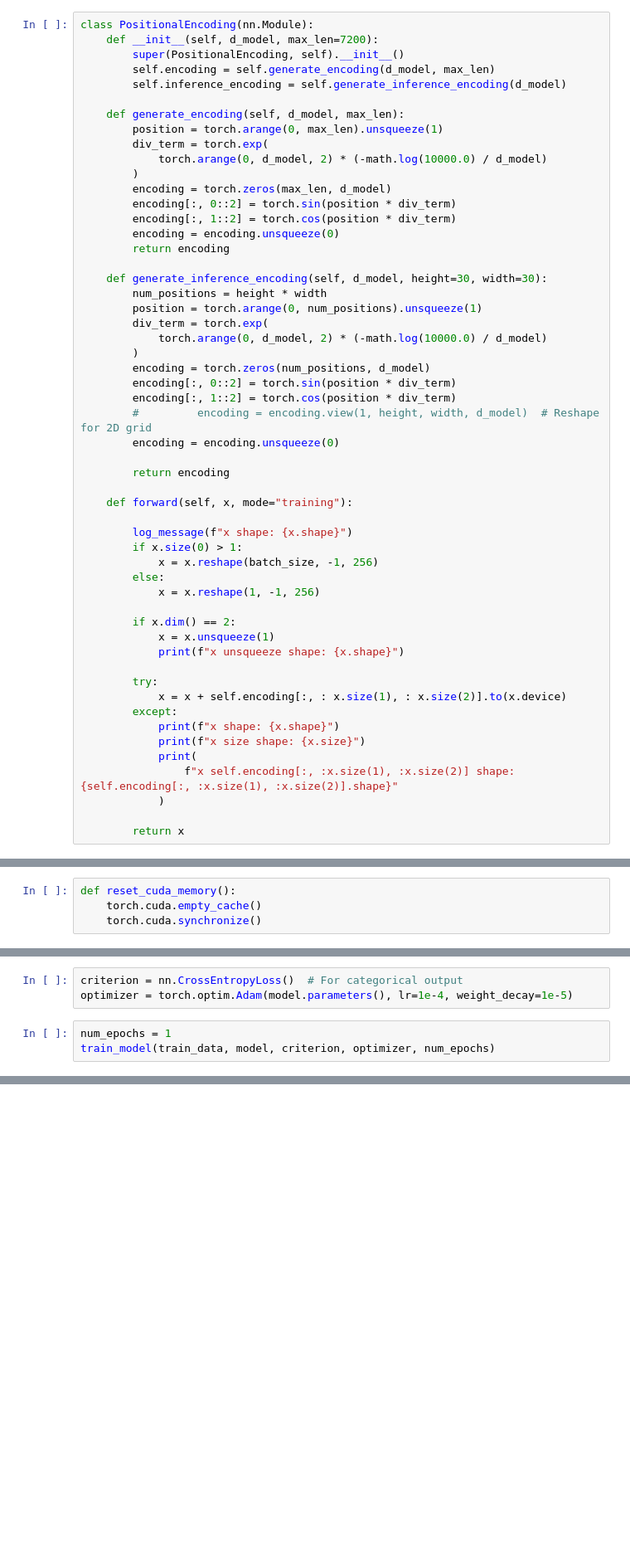
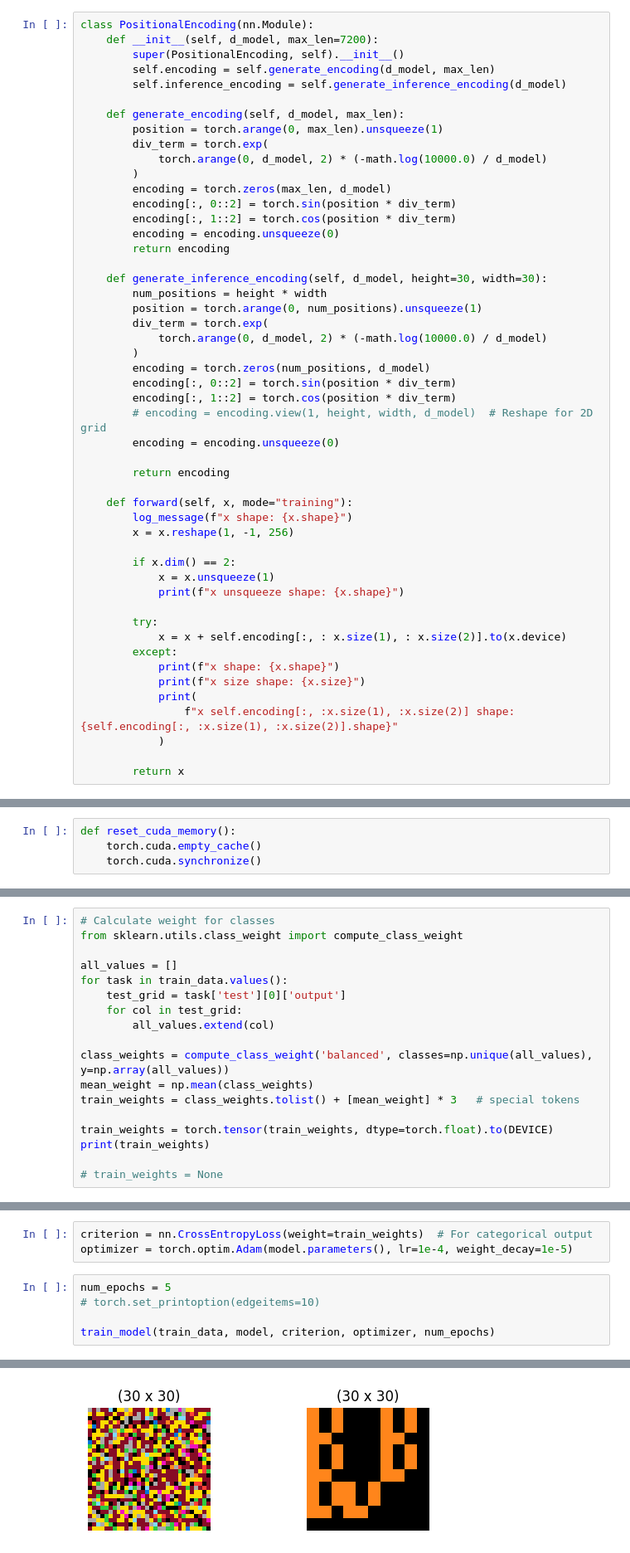
Before and after one commit to AnneYang720/AnneYang720.github.io, a Jupyter notebook: arc/grid-transformer-approach.ipynb, the cells around one changed output, grey strips where cells are left out. Shown at 83% size. Cells and saved outputs as stored; diff of their text form; blank space fills up the shorter version.

Commit message:
arc: finish train&infer

```diff
--- a/arc/grid-transformer-approach.ipynb
+++ b/arc/grid-transformer-approach.ipynb
@@ -432,18 +389,14 @@ class PositionalEncoding(nn.Module):
         encoding = torch.zeros(num_positions, d_model)
         encoding[:, 0::2] = torch.sin(position * div_term)
         encoding[:, 1::2] = torch.cos(position * div_term)
-        #         encoding = encoding.view(1, height, width, d_model)  # Reshape for 2D grid
+        # encoding = encoding.view(1, height, width, d_model)  # Reshape for 2D grid
         encoding = encoding.unsqueeze(0)
 
         return encoding
 
     def forward(self, x, mode="training"):
-
         log_message(f"x shape: {x.shape}")
-        if x.size(0) > 1:
-            x = x.reshape(batch_size, -1, 256)
-        else:
-            x = x.reshape(1, -1, 256)
+        x = x.reshape(1, -1, 256)
 
         if x.dim() == 2:
             x = x.unsqueeze(1)
@@ -785,0 +722,18 @@ model = CustomTransformerCategorical(
+# %%
+# Calculate weight for classes
+from sklearn.utils.class_weight import compute_class_weight
+
+all_values = []
+for task in train_data.values():
+    test_grid = task['test'][0]['output']
+    for col in test_grid:
+        all_values.extend(col)
+
+class_weights = compute_class_weight('balanced', classes=np.unique(all_values), y=np.array(all_values))
+mean_weight = np.mean(class_weights)
+train_weights = class_weights.tolist() + [mean_weight] * 3   # special tokens
+
+train_weights = torch.tensor(train_weights, dtype=torch.float).to(DEVICE)
+print(train_weights)
+
+# train_weights = None
@@ -786,6 +743,9 @@ model = CustomTransformerCategorical(
 # %%
-criterion = nn.CrossEntropyLoss()  # For categorical output
+criterion = nn.CrossEntropyLoss(weight=train_weights)  # For categorical output
 optimizer = torch.optim.Adam(model.parameters(), lr=1e-4, weight_decay=1e-5)
 # %%
-num_epochs = 1
+num_epochs = 5
+# torch.set_printoption(edgeitems=10)
+
 train_model(train_data, model, criterion, optimizer, num_epochs)
+# %% [output]
@@ -791,0 +756 @@ train_model(train_data, model, criterion, optimizer, num_epochs)
+[figure, added]
```
Also changed, not shown: parts of 17 cells of this notebook.
